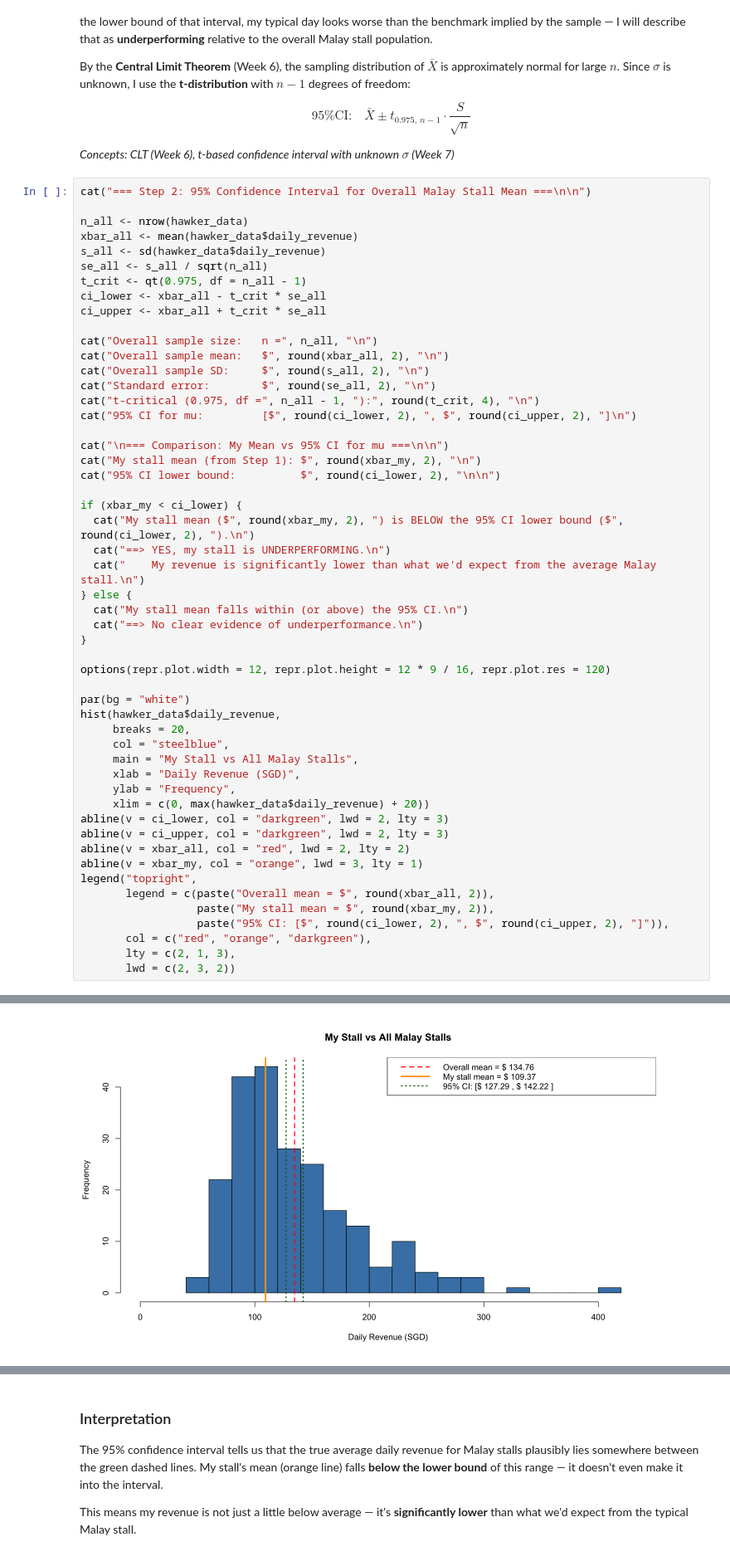
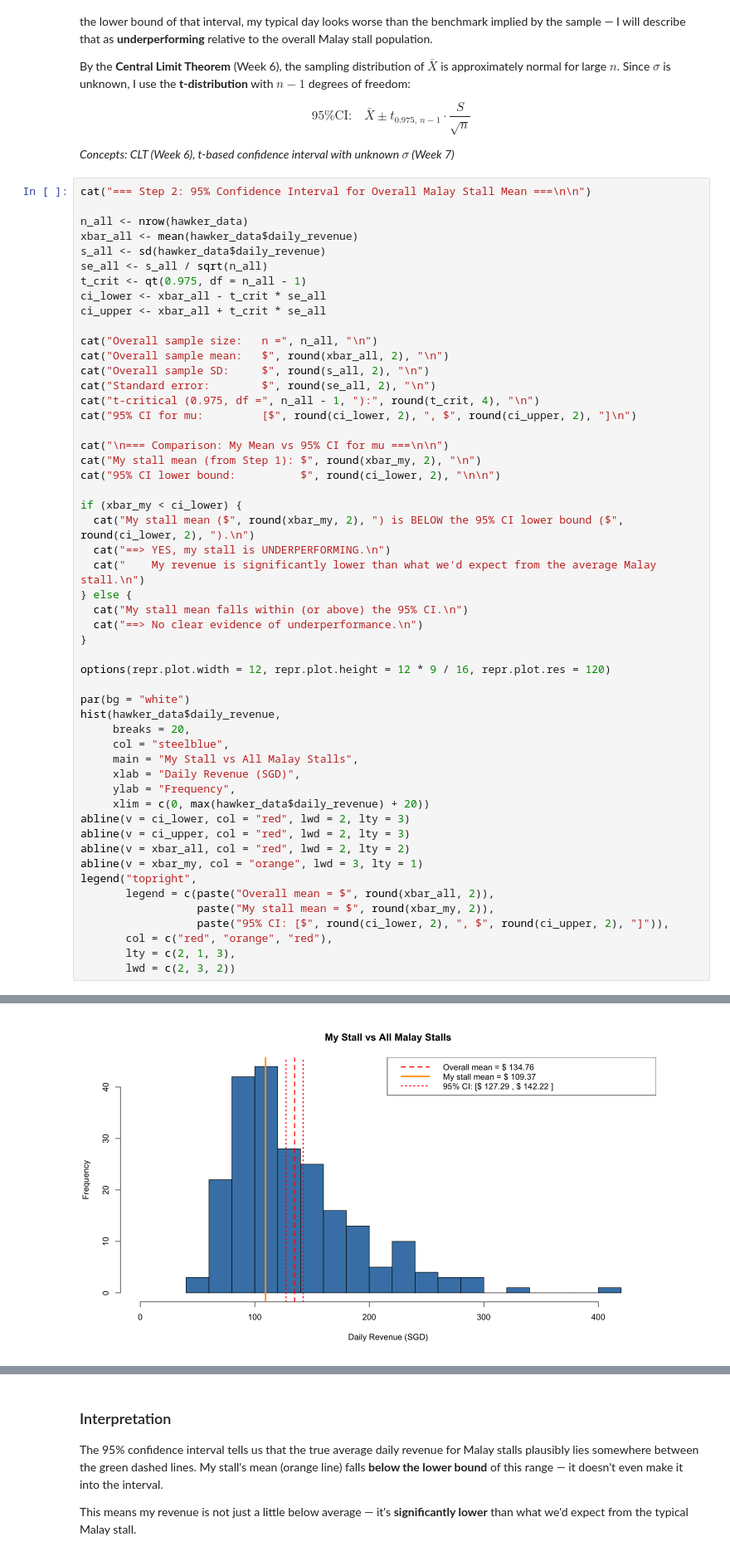
Before and after one commit to elvinsug/hawker-data-analysis, a Jupyter notebook: discovery.ipynb, the cells around one changed output, grey strips where cells are left out. Shown at 83% size. Drawn from its saved outputs; the diff is of its cells as text.

```diff
--- a/discovery.ipynb
+++ b/discovery.ipynb
@@ -159,34 +170,34 @@ hist(hawker_data$daily_revenue,
      main = "My Stall vs All Malay Stalls",
      xlab = "Daily Revenue (SGD)",
      ylab = "Frequency",
      xlim = c(0, max(hawker_data$daily_revenue) + 20))
-abline(v = ci_lower, col = "darkgreen", lwd = 2, lty = 3)
-abline(v = ci_upper, col = "darkgreen", lwd = 2, lty = 3)
+abline(v = ci_lower, col = "red", lwd = 2, lty = 3)
+abline(v = ci_upper, col = "red", lwd = 2, lty = 3)
 abline(v = xbar_all, col = "red", lwd = 2, lty = 2)
 abline(v = xbar_my, col = "orange", lwd = 3, lty = 1)
 legend("topright",
        legend = c(paste("Overall mean = $", round(xbar_all, 2)),
                   paste("My stall mean = $", round(xbar_my, 2)),
                   paste("95% CI: [$", round(ci_lower, 2), ", $", round(ci_upper, 2), "]")),
-       col = c("red", "orange", "darkgreen"),
+       col = c("red", "orange", "red"),
        lty = c(2, 1, 3),
        lwd = c(2, 3, 2))
 # %% [output]
 === Step 2: 95% Confidence Interval for Overall Malay Stall Mean ===
 
 Overall sample size:   n = 220
 Overall sample mean:   $ 134.76
 Overall sample SD:     $ 56.2
 Standard error:        $ 3.79
 t-critical (0.975, df = 219 ): 1.9709
 95% CI for mu:         [$ 127.29 , $ 142.22 ]
 
 === Comparison: My Mean vs 95% CI for mu ===
 
 My stall mean (from Step 1): $ 109.37
 95% CI lower bound:          $ 127.29
 
 My stall mean ($ 109.37 ) is BELOW the 95% CI lower bound ($ 127.29 ).
 ==> YES, my stall is UNDERPERFORMING.
     My revenue is significantly lower than what we'd expect from the average Malay stall.
-[figure, old version]
+[figure, new version]
```
Also changed, not shown: parts of 15 cells of this notebook.
